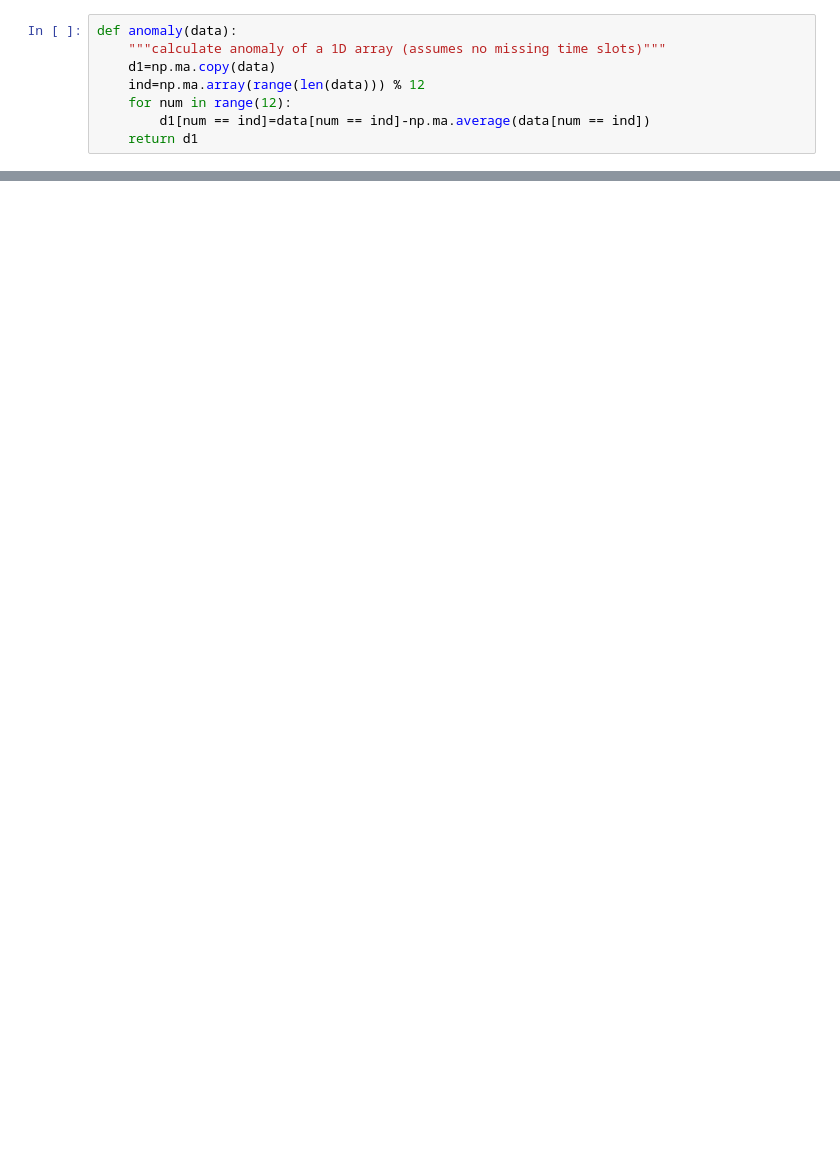
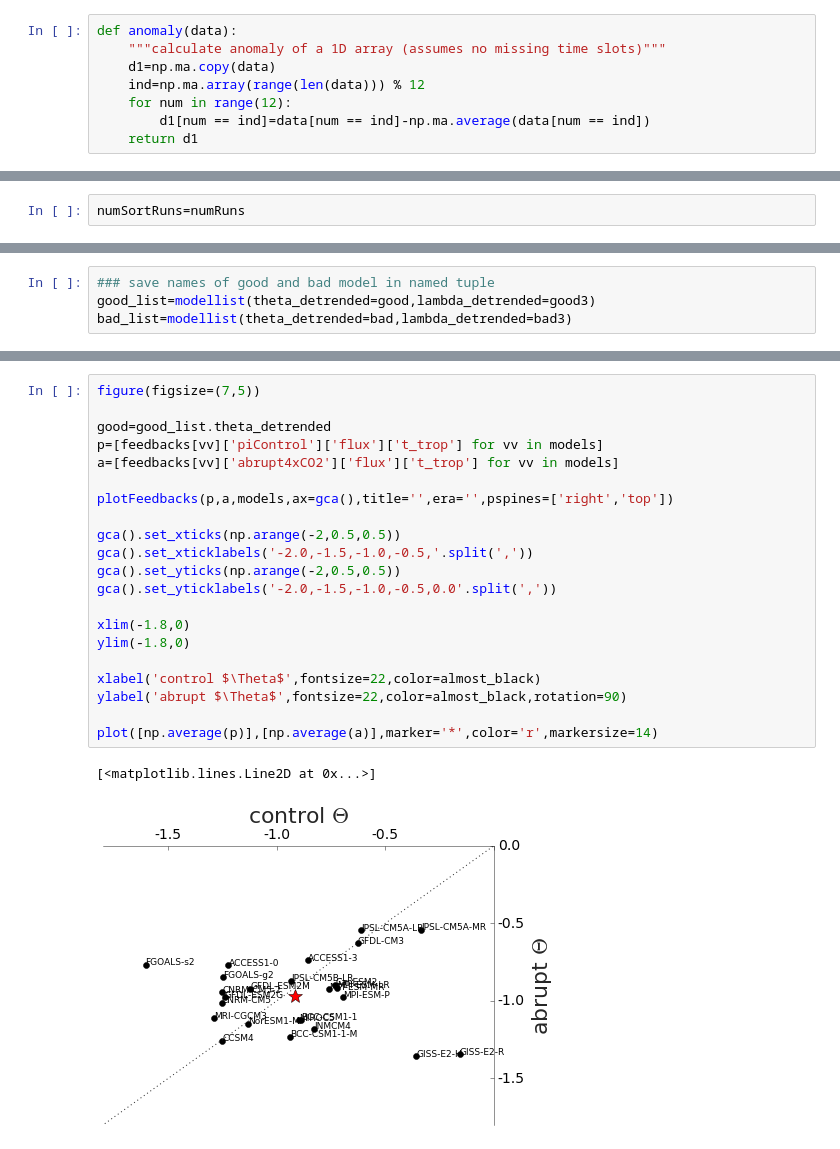
Before and after one commit to aedessler/DesslerMauritsenStevens18, a Jupyter notebook: fig9.ipynb, the cells around one changed output, grey strips where cells are left out. Drawn from its saved outputs; the diff is of its cells as text; blank space fills up the shorter version.

```diff
--- a/fig9.ipynb
+++ b/fig9.ipynb
@@ -174,0 +276,2 @@ estimate uncertainty in $\Theta_{control}$
+# %%
+numSortRuns=numRuns
@@ -174,0 +328,4 @@ estimate uncertainty in $\Theta_{control}$
+# %%
+### save names of good and bad model in named tuple
+good_list=modellist(theta_detrended=good,lambda_detrended=good3)
+bad_list=modellist(theta_detrended=bad,lambda_detrended=bad3)
@@ -174,0 +671,24 @@ estimate uncertainty in $\Theta_{control}$
+# %%
+figure(figsize=(7,5))
+
+good=good_list.theta_detrended
+p=[feedbacks[vv]['piControl']['flux']['t_trop'] for vv in models]
+a=[feedbacks[vv]['abrupt4xCO2']['flux']['t_trop'] for vv in models]
+
+plotFeedbacks(p,a,models,ax=gca(),title='',era='',pspines=['right','top'])
+
+gca().set_xticks(np.arange(-2,0.5,0.5))
+gca().set_xticklabels('-2.0,-1.5,-1.0,-0.5,'.split(','))
+gca().set_yticks(np.arange(-2,0.5,0.5))
+gca().set_yticklabels('-2.0,-1.5,-1.0,-0.5,0.0'.split(','))
+
+xlim(-1.8,0)
+ylim(-1.8,0)
+
+xlabel('control $\Theta$',fontsize=22,color=almost_black)
+ylabel('abrupt $\Theta$',fontsize=22,color=almost_black,rotation=90)
+
+plot([np.average(p)],[np.average(a)],marker='*',color='r',markersize=14)
+# %% [output]
+[<matplotlib.lines.Line2D at 0x...>]
+[figure, added]
```
Also changed, not shown: parts of 41 cells of this notebook, 4 other files.
